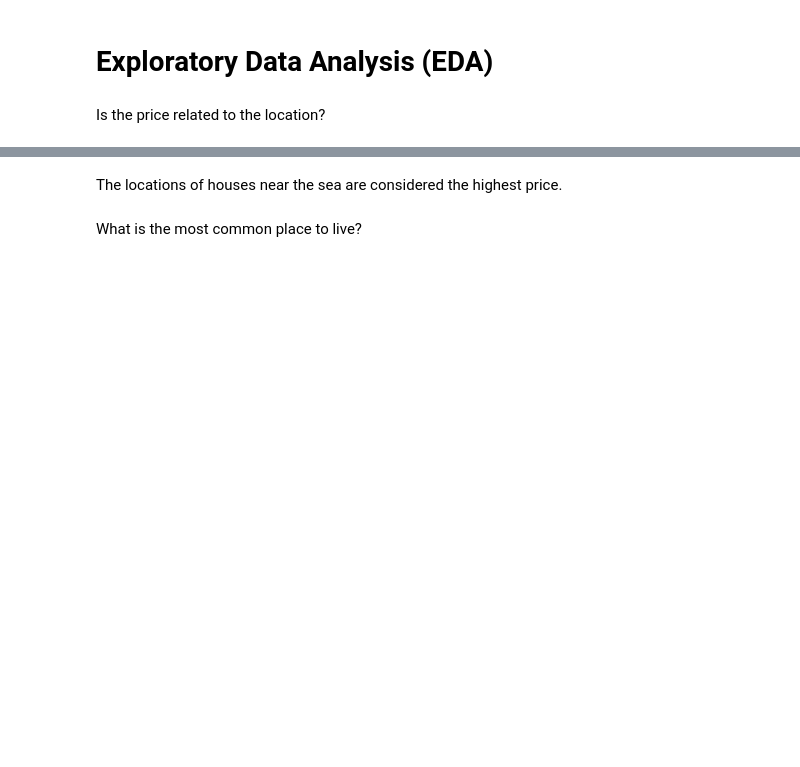
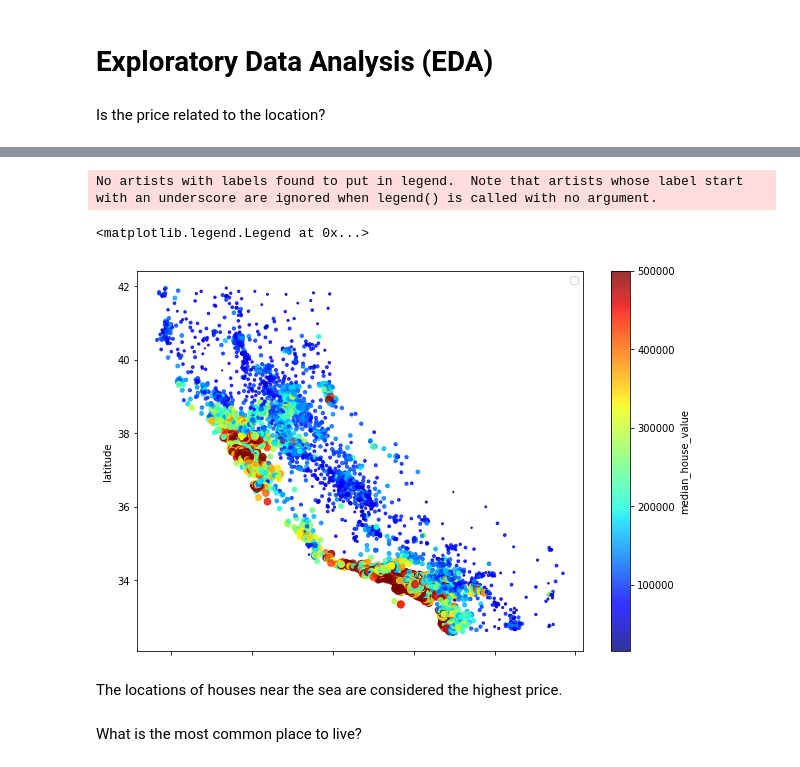
Before and after one commit to Abdulmalik-rebdi/California-housing, a Jupyter notebook: src/CALIFORNIA HOUSING PRICES.ipynb, the cells around one changed output, grey strips where cells are left out. Saved outputs shown, nothing was run; the diff lists cells and outputs as text; code cells hidden in the pictures; blank space fills up the shorter version.

```diff
--- a/src/CALIFORNIA HOUSING PRICES.ipynb
+++ b/src/CALIFORNIA HOUSING PRICES.ipynb
@@ -67,3 +122,13 @@ Is the price related to the location?
+# %%
+
+housing.plot(kind="scatter", x="longitude", y="latitude", alpha=0.8,
+s=housing["median_house_value"]/10000, figsize=(10,7),
+c="median_house_value", cmap=plt.get_cmap("jet"), colorbar=True,)
+plt.legend()
+# %% [output]
+No artists with labels found to put in legend.  Note that artists whose label start with an underscore are ignored when legend() is called with no argument.
+<matplotlib.legend.Legend at 0x...>
+[figure, added]
 # %% [markdown]
 The locations of houses near the sea are considered the highest price.
 # %% [markdown]
```
Also changed, not shown: parts of 35 cells of this notebook, 14 other files.
